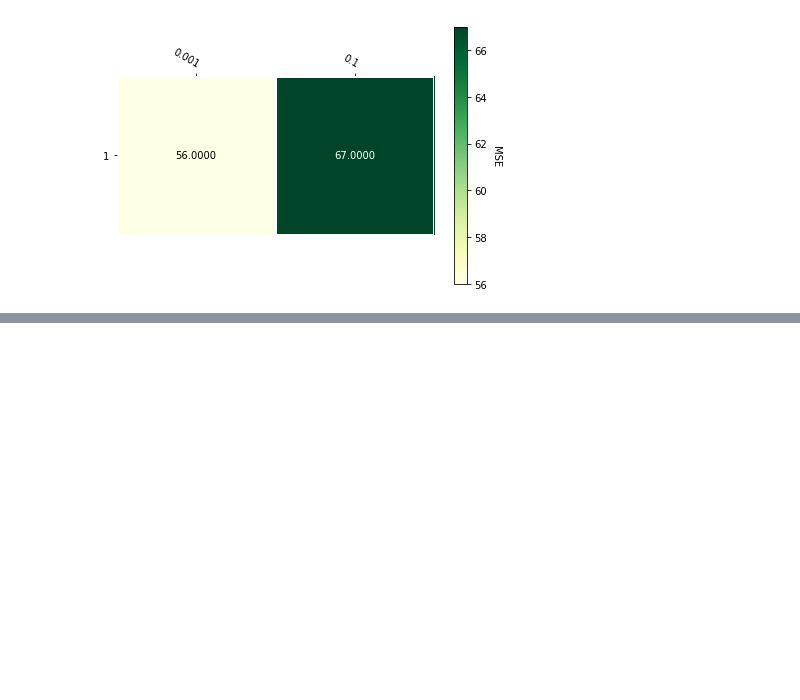
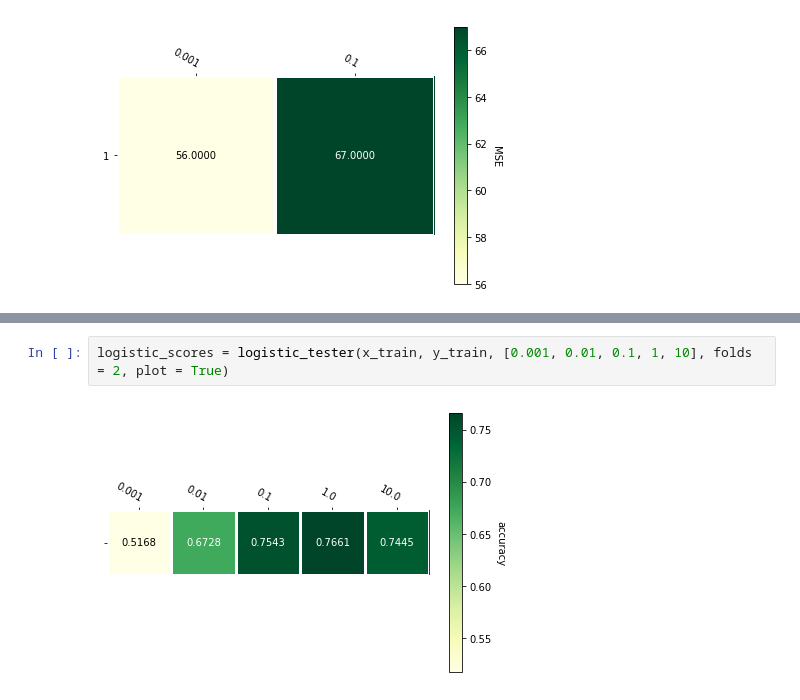
Before and after one commit to jonabaa/Project3, a Jupyter notebook: Vectorizer example.ipynb, the cells around one changed output, grey strips where cells are left out. Drawn from its saved outputs; the diff is of its cells as text; blank space fills up the shorter version.

```diff
--- a/Vectorizer example.ipynb
+++ b/Vectorizer example.ipynb
@@ -250,0 +367,4 @@ print(features)
+# %%
+logistic_scores = logistic_tester(x_train, y_train, [0.001, 0.01, 0.1, 1, 10], folds = 2, plot = True)
+# %% [output]
+[figure, added]
```
Also changed, not shown: parts of 7 cells of this notebook.
